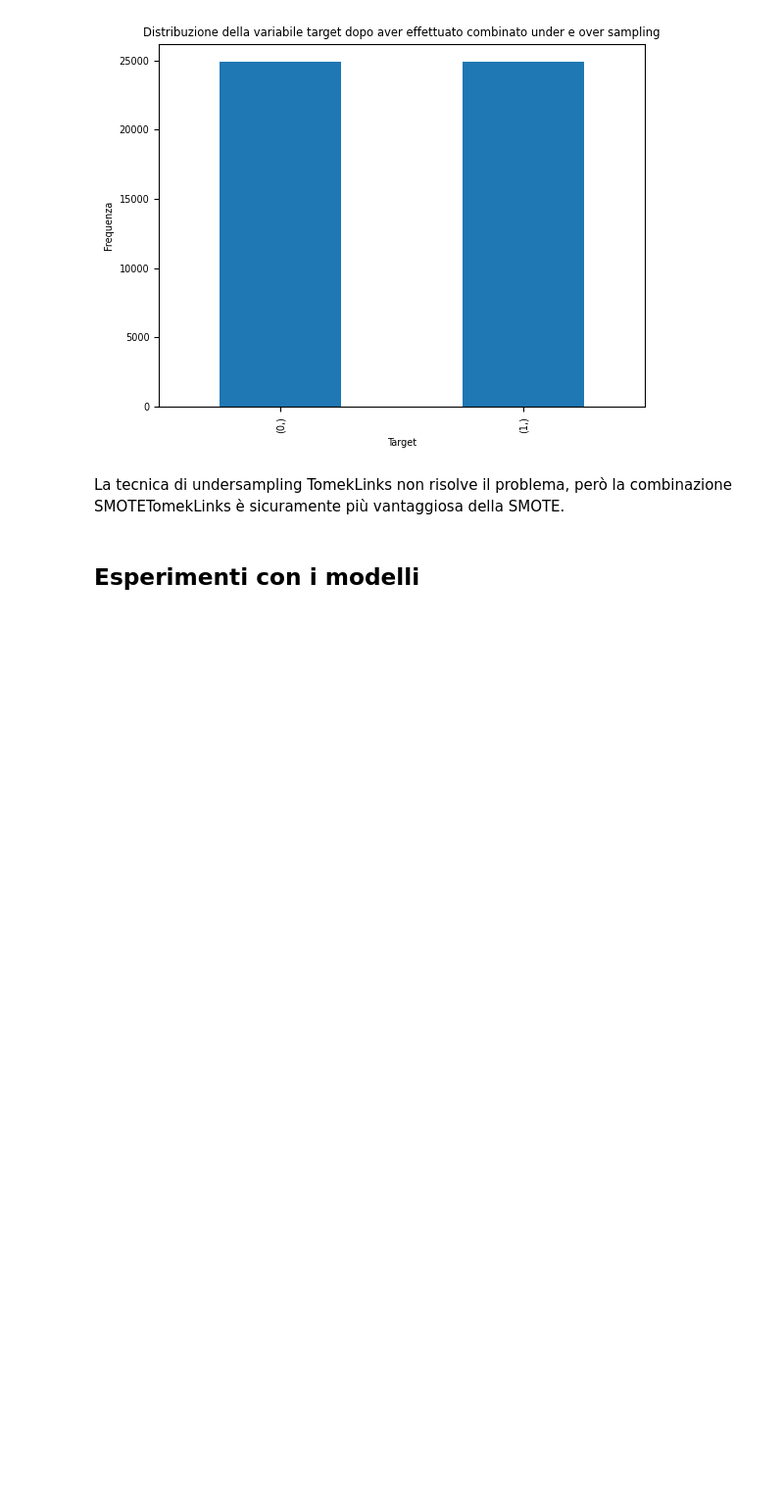
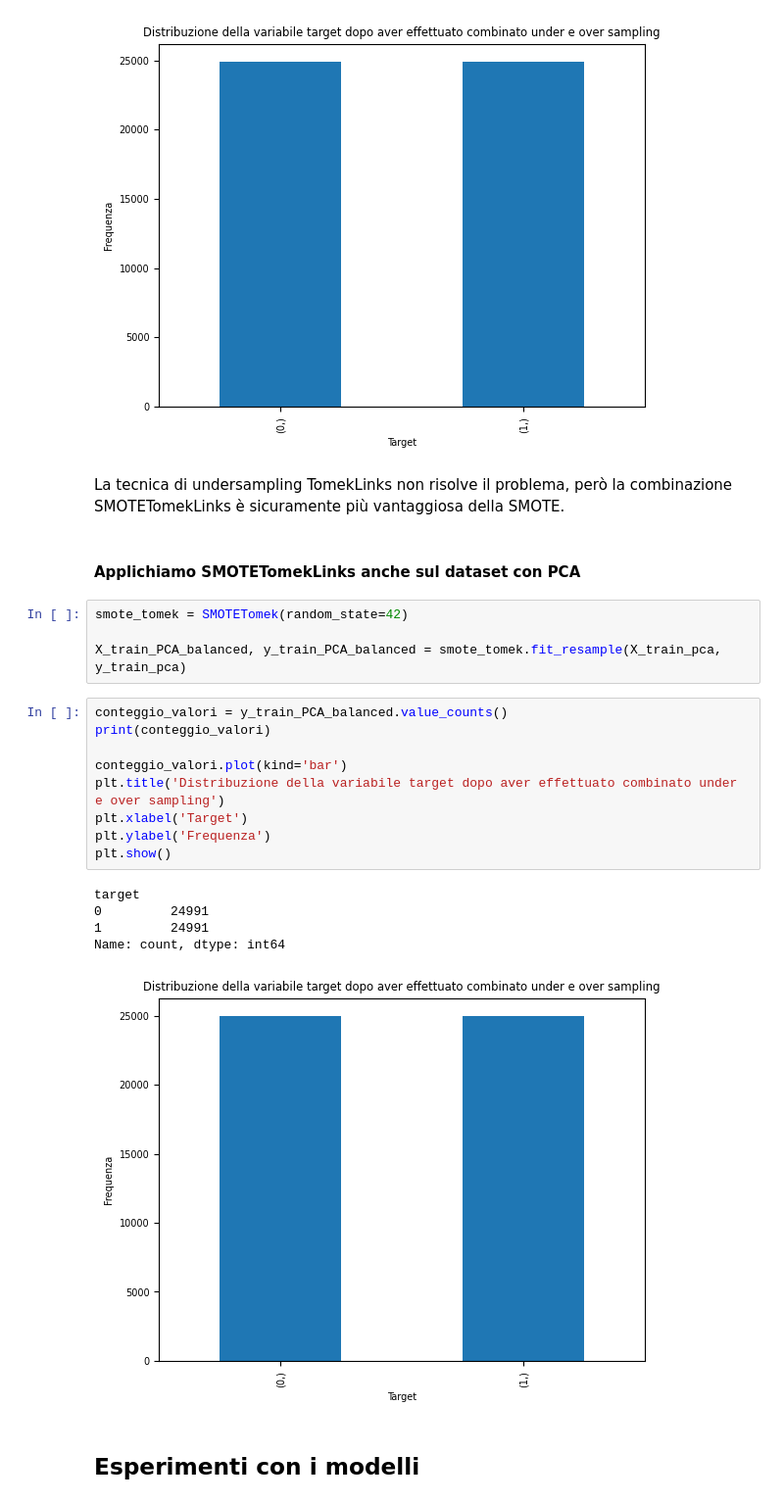
Before and after one commit to NicoSanse/ML_Project, a Jupyter notebook: Project.ipynb, the cells around one changed output. Shown at 98% size. Drawn from its saved outputs; the diff is of its cells as text; blank space fills up the shorter version.

```diff
--- a/Project.ipynb
+++ b/Project.ipynb
@@ -1488,6 +1481,27 @@ Name: count, dtype: int64
 [figure]
 # %% [markdown]
 La tecnica di undersampling TomekLinks non risolve il problema, però la combinazione SMOTETomekLinks è sicuramente più vantaggiosa della SMOTE.
+# %% [markdown]
+#### Applichiamo SMOTETomekLinks anche sul dataset con PCA
+# %%
+smote_tomek = SMOTETomek(random_state=42)
+
+X_train_PCA_balanced, y_train_PCA_balanced = smote_tomek.fit_resample(X_train_pca, y_train_pca)
+# %%
+conteggio_valori = y_train_PCA_balanced.value_counts()
+print(conteggio_valori)
+
+conteggio_valori.plot(kind='bar')
+plt.title('Distribuzione della variabile target dopo aver effettuato combinato under e over sampling')
+plt.xlabel('Target')
+plt.ylabel('Frequenza')
+plt.show()
+# %% [output]
+target
+0         24991
+1         24991
+Name: count, dtype: int64
+[figure, added]
 # %% [markdown]
 ## Esperimenti con i modelli
 # %%
```
Also changed, not shown: parts of 79 cells of this notebook, 1 other file.
